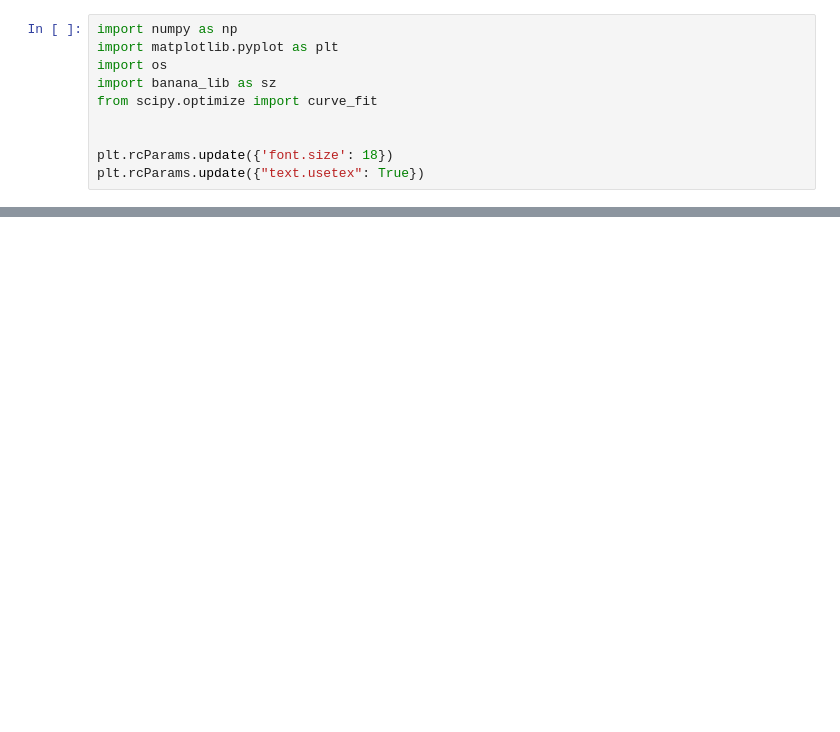
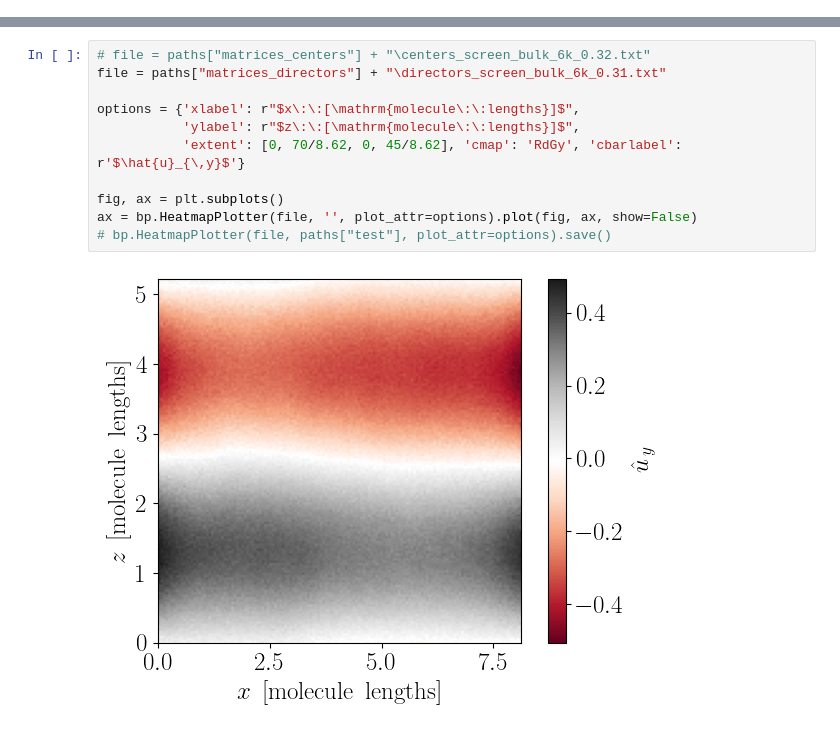
Before and after one commit to smdrzazga/LAMMPS, a Jupyter notebook: plot_printer.ipynb, the cells around one changed output, grey strips where cells are left out. Saved outputs shown, nothing was run; the diff lists cells and outputs as text; blank space fills up the shorter version.

```diff
--- a/plot_printer.ipynb
+++ b/plot_printer.ipynb
@@ -1,10 +0,0 @@
-# %%
-import numpy as np
-import matplotlib.pyplot as plt
-import os
-import banana_lib as sz
-from scipy.optimize import curve_fit
-
-
-plt.rcParams.update({'font.size': 18})
-plt.rcParams.update({"text.usetex": True})
@@ -189,0 +87,13 @@ Text(0.5, 1.0, '\\TeX\\ is Number $\\displaystyle\\sum_{n=1}^\\infty\\frac{-e^{i
+# %%
+# file = paths["matrices_centers"] + "\centers_screen_bulk_6k_0.32.txt"
+file = paths["matrices_directors"] + "\directors_screen_bulk_6k_0.31.txt"
+
+options = {'xlabel': r"$x\:\:[\mathrm{molecule\:\:lengths}]$",
+           'ylabel': r"$z\:\:[\mathrm{molecule\:\:lengths}]$",
+           'extent': [0, 70/8.62, 0, 45/8.62], 'cmap': 'RdGy', 'cbarlabel': r'$\hat{u}_{\,y}$'}
+
+fig, ax = plt.subplots()
+ax = bp.HeatmapPlotter(file, '', plot_attr=options).plot(fig, ax, show=False)
+# bp.HeatmapPlotter(file, paths["test"], plot_attr=options).save()
+# %% [output]
+[figure, added]
```
Also changed, not shown: parts of 8 cells of this notebook, 5 other files.
